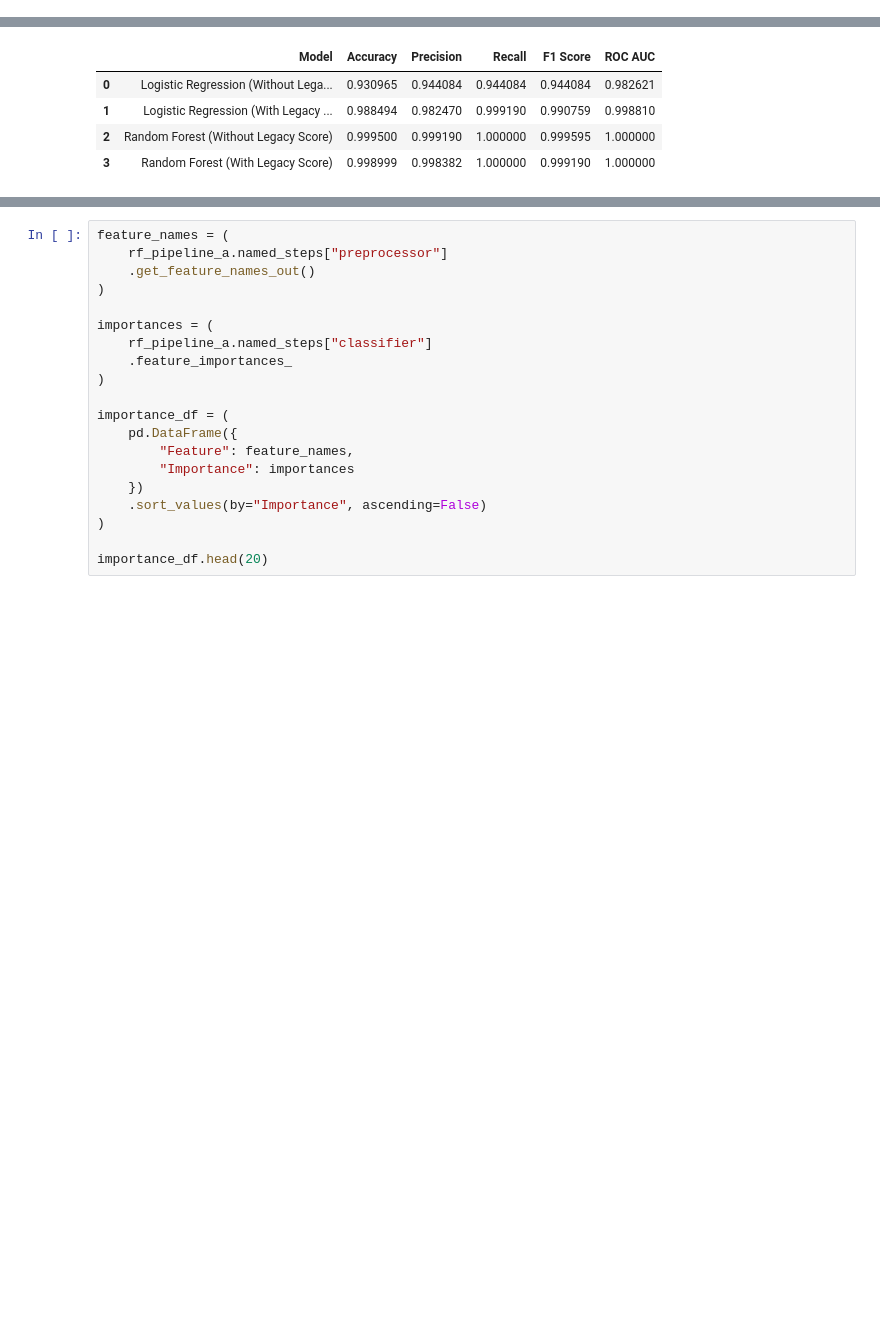
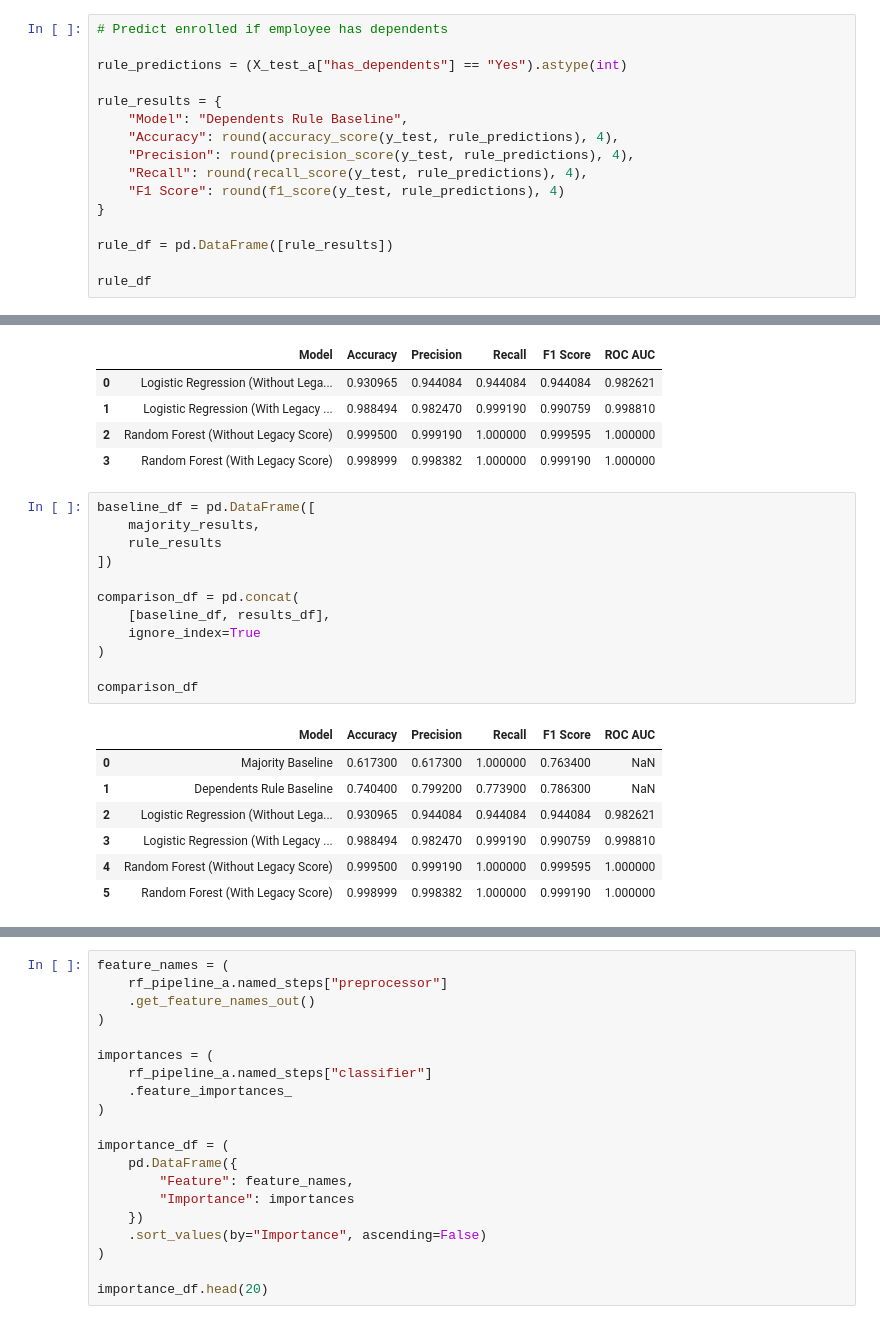
Before and after one commit to varadrathi18/froncort-insurance-enrollment-prediction, a Jupyter notebook: notebooks/03_model_development.ipynb, the cells around one changed output, grey strips where cells are left out. Drawn from its saved outputs; the diff is of its cells as text; blank space fills up the shorter version.

Commit message:
some basic changes for improving model

```diff
--- a/notebooks/03_model_development.ipynb
+++ b/notebooks/03_model_development.ipynb
@@ -429,0 +479,16 @@ preprocessor_b = ColumnTransformer([
+# %%
+# Predict enrolled if employee has dependents
+
+rule_predictions = (X_test_a["has_dependents"] == "Yes").astype(int)
+
+rule_results = {
+    "Model": "Dependents Rule Baseline",
+    "Accuracy": round(accuracy_score(y_test, rule_predictions), 4),
+    "Precision": round(precision_score(y_test, rule_predictions), 4),
+    "Recall": round(recall_score(y_test, rule_predictions), 4),
+    "F1 Score": round(f1_score(y_test, rule_predictions), 4)
+}
+
+rule_df = pd.DataFrame([rule_results])
+
+rule_df
@@ -767,3 +843,23 @@ results_df
 | 1 | Logistic Regression (With Legacy ... | 0.988494 | 0.982470 | 0.999190 | 0.990759 | 0.998810 |
 | 2 | Random Forest (Without Legacy Score) | 0.999500 | 0.999190 | 1.000000 | 0.999595 | 1.000000 |
 | 3 | Random Forest (With Legacy Score) | 0.998999 | 0.998382 | 1.000000 | 0.999190 | 1.000000 |
+# %%
+baseline_df = pd.DataFrame([
+    majority_results,
+    rule_results
+])
+
+comparison_df = pd.concat(
+    [baseline_df, results_df],
+    ignore_index=True
+)
+
+comparison_df
+# %% [output]
+|  | Model | Accuracy | Precision | Recall | F1 Score | ROC AUC |
+| 0 | Majority Baseline | 0.617300 | 0.617300 | 1.000000 | 0.763400 | NaN |
+| 1 | Dependents Rule Baseline | 0.740400 | 0.799200 | 0.773900 | 0.786300 | NaN |
+| 2 | Logistic Regression (Without Lega... | 0.930965 | 0.944084 | 0.944084 | 0.944084 | 0.982621 |
+| 3 | Logistic Regression (With Legacy ... | 0.988494 | 0.982470 | 0.999190 | 0.990759 | 0.998810 |
+| 4 | Random Forest (Without Legacy Score) | 0.999500 | 0.999190 | 1.000000 | 0.999595 | 1.000000 |
+| 5 | Random Forest (With Legacy Score) | 0.998999 | 0.998382 | 1.000000 | 0.999190 | 1.000000 |
```
Also changed, not shown: parts of 12 cells of this notebook, 1 other file.
